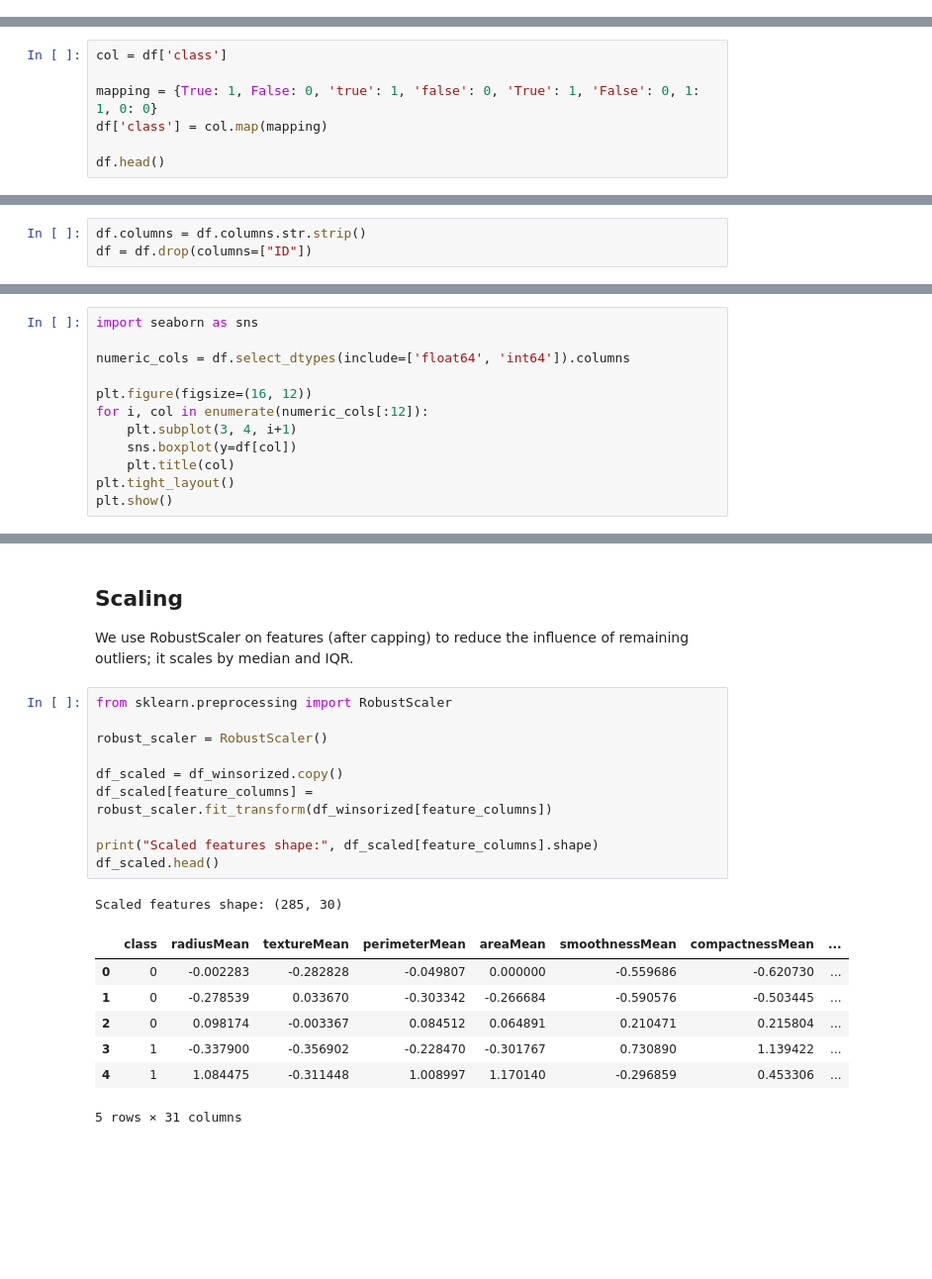
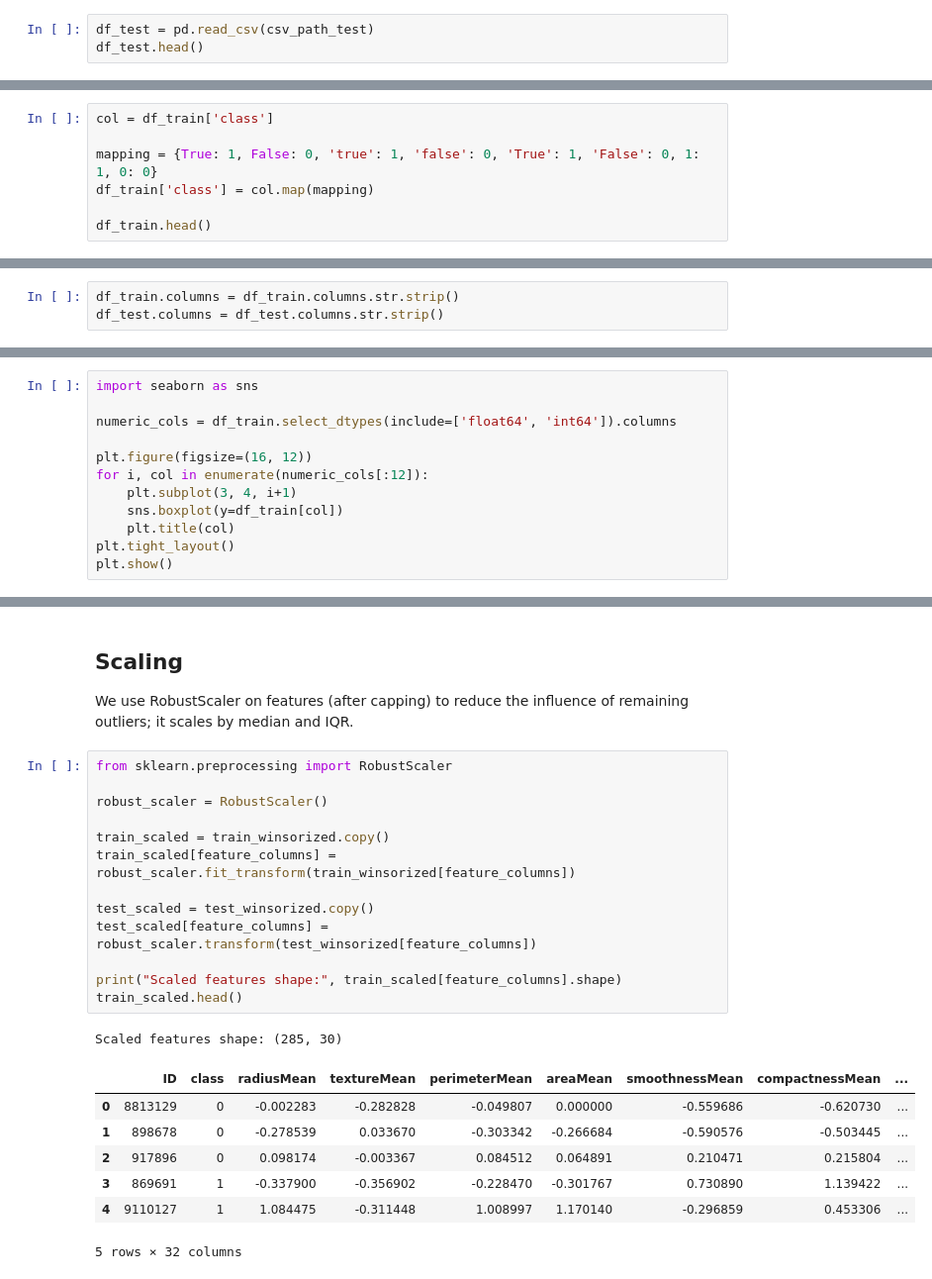
Before and after one commit to emmabachura/Machine-Learning, a Jupyter notebook: src/breast-cancer/breast-cancer-preprocessing.ipynb, the cells around one changed output, grey strips where cells are left out. Shown at 99% size. Saved outputs shown, nothing was run; the diff lists cells and outputs as text; blank space fills up the shorter version.

```diff
--- a/src/breast-cancer/breast-cancer-preprocessing.ipynb
+++ b/src/breast-cancer/breast-cancer-preprocessing.ipynb
@@ -23,0 +19,3 @@ FileNotFoundError: [Errno 2] No such file or directory: '.../data/breast-cancer-
+# %%
+df_test = pd.read_csv(csv_path_test)
+df_test.head()
@@ -33,12 +43,12 @@ Total missing values: 0
 # %% [markdown]
 Encoding class to false = 0 and true = 1
 # %%
-col = df['class']
+col = df_train['class']
 
 mapping = {True: 1, False: 0, 'true': 1, 'false': 0, 'True': 1, 'False': 0, 1: 1, 0: 0}
-df['class'] = col.map(mapping)
+df_train['class'] = col.map(mapping)
 
-df.head()
+df_train.head()
 # %% [output]
 |  | ID | class | radiusMean | textureMean | perimeterMean | areaMean | smoothnessMean | compactnessMean | ... |
 | 0 | 8813129 | 0 | 13.27 | 17.02 | 84.55 | 546.4 | 0.08445 | 0.04994 | ... |
@@ -113,6 +134,6 @@ Stripping whitespace and dropping ID column
 # %%
-df.columns = df.columns.str.strip()
-df = df.drop(columns=["ID"])
+df_train.columns = df_train.columns.str.strip()
+df_test.columns = df_test.columns.str.strip()
 # %% [markdown]
 Checking distributions and skewness of data with histograms
 # %%
@@ -127,12 +148,12 @@ Checking outliers with boxplots
 # %%
 import seaborn as sns
 
-numeric_cols = df.select_dtypes(include=['float64', 'int64']).columns
+numeric_cols = df_train.select_dtypes(include=['float64', 'int64']).columns
 
 plt.figure(figsize=(16, 12))
 for i, col in enumerate(numeric_cols[:12]):
     plt.subplot(3, 4, i+1)
-    sns.boxplot(y=df[col])
+    sns.boxplot(y=df_train[col])
     plt.title(col)
 plt.tight_layout()
 plt.show()
@@ -200,19 +216,22 @@ We use RobustScaler on features (after capping) to reduce the influence of remai
 # %%
 from sklearn.preprocessing import RobustScaler
 
 robust_scaler = RobustScaler()
 
-df_scaled = df_winsorized.copy()
-df_scaled[feature_columns] = robust_scaler.fit_transform(df_winsorized[feature_columns])
+train_scaled = train_winsorized.copy()
+train_scaled[feature_columns] = robust_scaler.fit_transform(train_winsorized[feature_columns])
 
-print("Scaled features shape:", df_scaled[feature_columns].shape)
-df_scaled.head()
+test_scaled = test_winsorized.copy()
+test_scaled[feature_columns] = robust_scaler.transform(test_winsorized[feature_columns])
+
+print("Scaled features shape:", train_scaled[feature_columns].shape)
+train_scaled.head()
 # %% [output]
 Scaled features shape: (285, 30)
-|  | class | radiusMean | textureMean | perimeterMean | areaMean | smoothnessMean | compactnessMean | ... |
-| 0 | 0 | -0.002283 | -0.282828 | -0.049807 | 0.000000 | -0.559686 | -0.620730 | ... |
-| 1 | 0 | -0.278539 | 0.033670 | -0.303342 | -0.266684 | -0.590576 | -0.503445 | ... |
-| 2 | 0 | 0.098174 | -0.003367 | 0.084512 | 0.064891 | 0.210471 | 0.215804 | ... |
-| 3 | 1 | -0.337900 | -0.356902 | -0.228470 | -0.301767 | 0.730890 | 1.139422 | ... |
-| 4 | 1 | 1.084475 | -0.311448 | 1.008997 | 1.170140 | -0.296859 | 0.453306 | ... |
+|  | ID | class | radiusMean | textureMean | perimeterMean | areaMean | smoothnessMean | compactnessMean | ... |
+| 0 | 8813129 | 0 | -0.002283 | -0.282828 | -0.049807 | 0.000000 | -0.559686 | -0.620730 | ... |
+| 1 | 898678 | 0 | -0.278539 | 0.033670 | -0.303342 | -0.266684 | -0.590576 | -0.503445 | ... |
+| 2 | 917896 | 0 | 0.098174 | -0.003367 | 0.084512 | 0.064891 | 0.210471 | 0.215804 | ... |
+| 3 | 869691 | 1 | -0.337900 | -0.356902 | -0.228470 | -0.301767 | 0.730890 | 1.139422 | ... |
+| 4 | 9110127 | 1 | 1.084475 | -0.311448 | 1.008997 | 1.170140 | -0.296859 | 0.453306 | ... |
-5 rows × 31 columns
+5 rows × 32 columns
```
Also changed, not shown: parts of 20 cells of this notebook, 2 other files.
